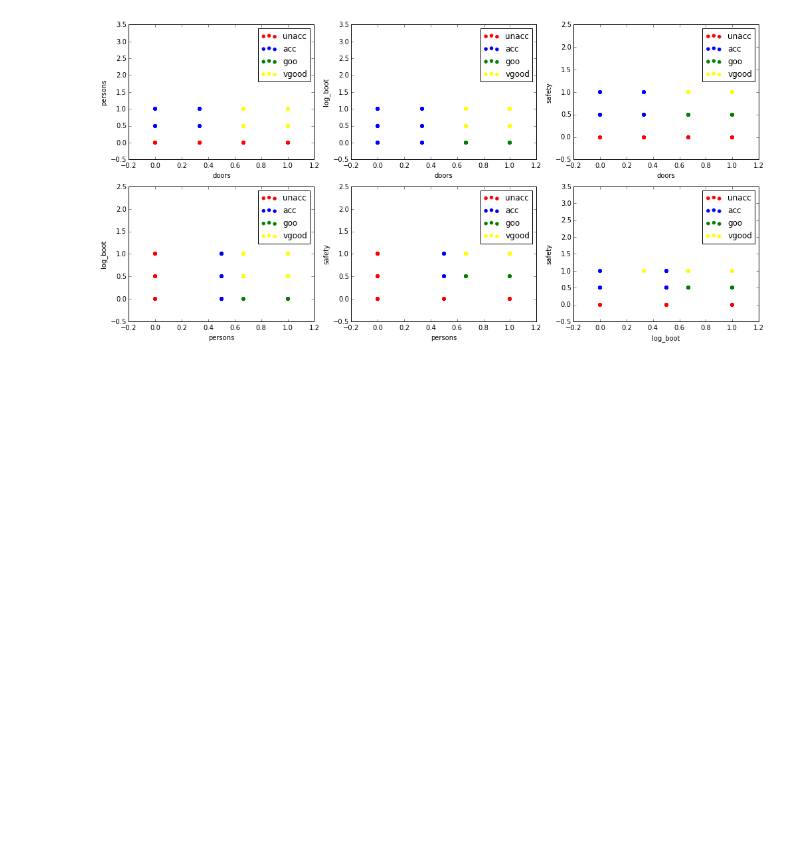
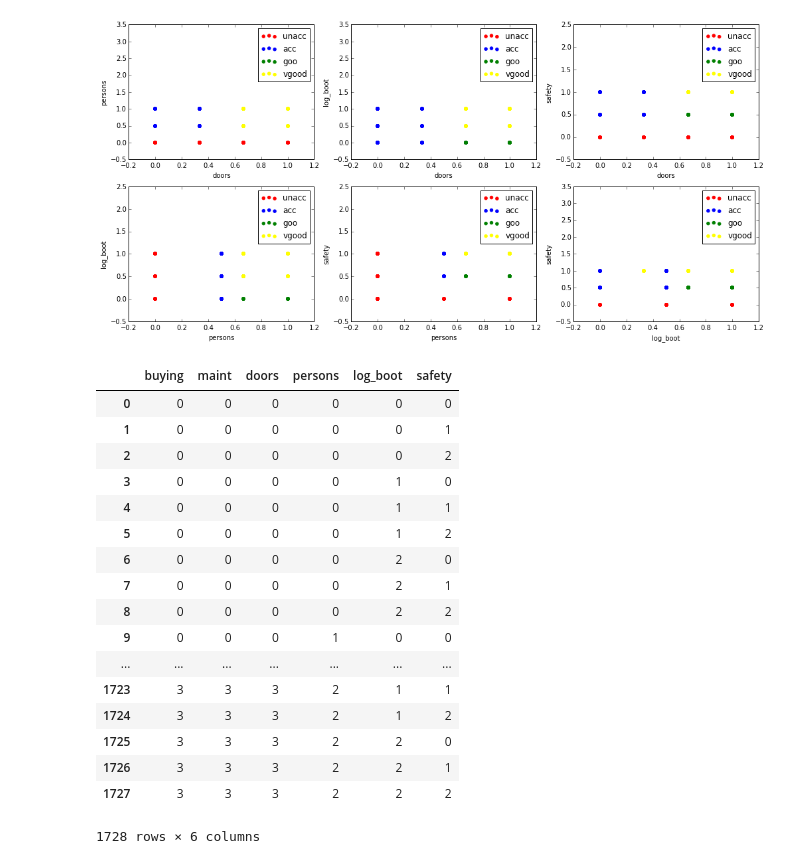
Before and after one commit to kmk4021/data_science, a Jupyter notebook: Homework2_Car_evalluation.ipynb, the cells around one changed output. Saved outputs shown, nothing was run; the diff lists cells and outputs as text; code cells hidden in the pictures; blank space fills up the shorter version.

```diff
--- a/Homework2_Car_evalluation.ipynb
+++ b/Homework2_Car_evalluation.ipynb
@@ -346,0 +345,22 @@ for i in range(0, 6):
+# %%
+df2 = df.ix[:, 0:6]
+df2
+# %% [output]
+|  | buying | maint | doors | persons | log_boot | safety |
+| 0 | 0 | 0 | 0 | 0 | 0 | 0 |
+| 1 | 0 | 0 | 0 | 0 | 0 | 1 |
+| 2 | 0 | 0 | 0 | 0 | 0 | 2 |
+| 3 | 0 | 0 | 0 | 0 | 1 | 0 |
+| 4 | 0 | 0 | 0 | 0 | 1 | 1 |
+| 5 | 0 | 0 | 0 | 0 | 1 | 2 |
+| 6 | 0 | 0 | 0 | 0 | 2 | 0 |
+| 7 | 0 | 0 | 0 | 0 | 2 | 1 |
+| 8 | 0 | 0 | 0 | 0 | 2 | 2 |
+| 9 | 0 | 0 | 0 | 1 | 0 | 0 |
+| ... | ... | ... | ... | ... | ... | ... |
+| 1723 | 3 | 3 | 3 | 2 | 1 | 1 |
+| 1724 | 3 | 3 | 3 | 2 | 1 | 2 |
+| 1725 | 3 | 3 | 3 | 2 | 2 | 0 |
+| 1726 | 3 | 3 | 3 | 2 | 2 | 1 |
+| 1727 | 3 | 3 | 3 | 2 | 2 | 2 |
+1728 rows × 6 columns
```
Also changed, not shown: parts of 17 cells of this notebook.
